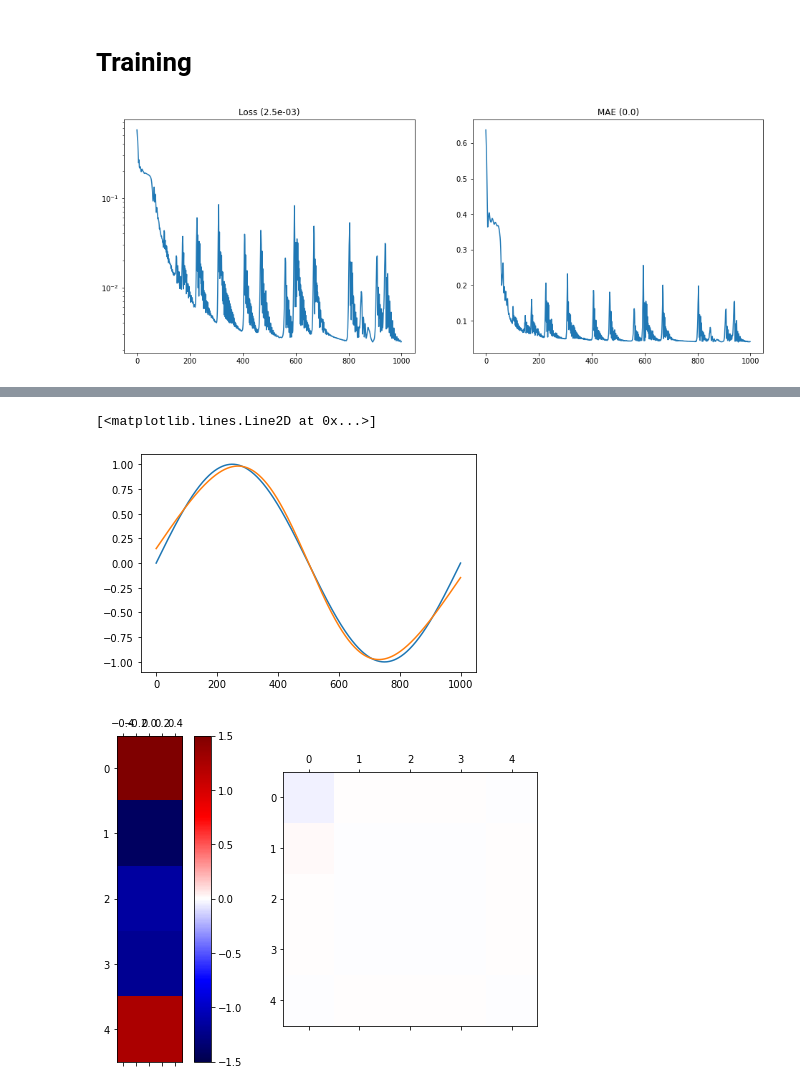
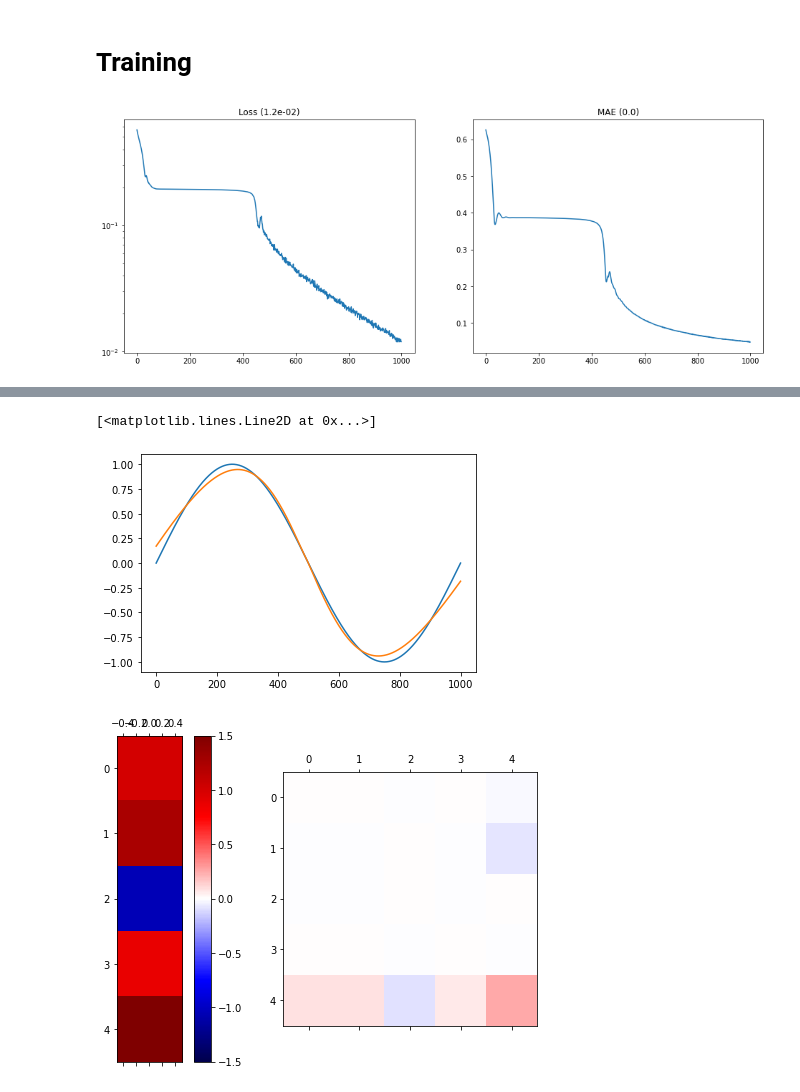
Before and after one commit to brunompacheco/pideq, a Jupyter notebook: notebooks/0.0-bmp-deq-model-test.ipynb, the cells around one changed output, grey strips where cells are left out. Saved outputs shown, nothing was run; the diff lists cells and outputs as text; code cells hidden in the pictures.

```diff
--- a/notebooks/0.0-bmp-deq-model-test.ipynb
+++ b/notebooks/0.0-bmp-deq-model-test.ipynb
@@ -39,7 +39,7 @@ deq = DEQ(n_in, n_out, n_states)
 
 loss_f = nn.MSELoss()
 # optimizer = optim.SGD(deq.parameters(), lr=0.1, momentum=0.99)
-optimizer = optim.Adam(deq.parameters(), lr=0.1)
+optimizer = optim.Adam(deq.parameters(), lr=0.01)
 # scheduler = optim.lr_scheduler.ExponentialLR(optimizer, gamma=0.99)
 # scheduler = optim.lr_scheduler.ReduceLROnPlateau(optimizer, patience=100)
 # scheduler = optim.lr_scheduler.CosineAnnealingLR(optimizer, T_max=200)
@@ -54,31 +54,31 @@ for e in tqdm(list(range(1000))):
     optimizer.zero_grad()
 
     y_pred, jac_loss = deq(X)
 
     loss = loss_f(y_pred, y) + jac_loss
 
     loss.backward()
     optimizer.step()
 #     scheduler.step()
 #     scheduler.step(loss.item())
 
     losses.append(loss.item())
     y_preds.append(y_pred.detach().numpy())
     maes.append(
         (y_pred - y).abs().mean().detach().numpy()
     )
     if np.isnan(losses[-1]):
         break
 
 fig, axs = plt.subplots(1,2)
 fig.set_size_inches(16,6)
 
 axs[0].semilogy(losses)
 axs[0].set_title(f"Loss ({losses[-1]:.1e})")
 
 axs[1].plot(maes)
 axs[1].set_title(f"MAE ({maes[-1]:.1f})")
 
 plt.show()
 # %% [output]
-[figure, old version]
+[figure, new version]
@@ -89,7 +89,7 @@ plt.plot(y.numpy())
 plt.plot(y_preds[np.argmin(maes)])
 # %% [output]
 [<matplotlib.lines.Line2D at 0x...>]
-[figure, old version]
+[figure, new version]
 # %%
 fig, axs = plt.subplots(1,2)
 
@@ -102,4 +102,4 @@ axs[1].matshow(deq.B.detach().cpu().numpy(), cmap='seismic', vmin=-1.5, vmax=1.5
 
 fig.show()
 # %% [output]
-[figure, old version]
+[figure, new version]
```
Also changed, not shown: parts of 1 cell of this notebook.
